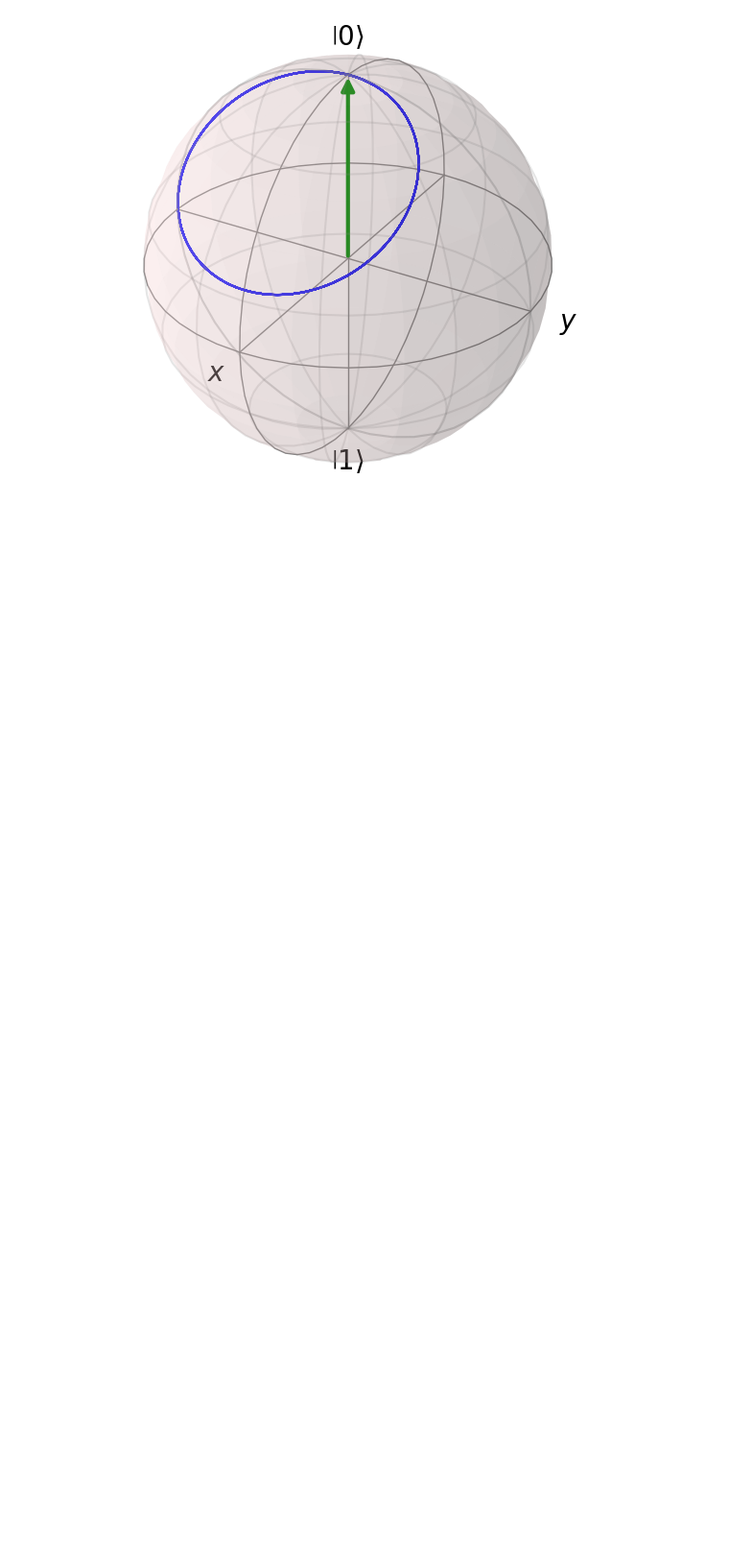
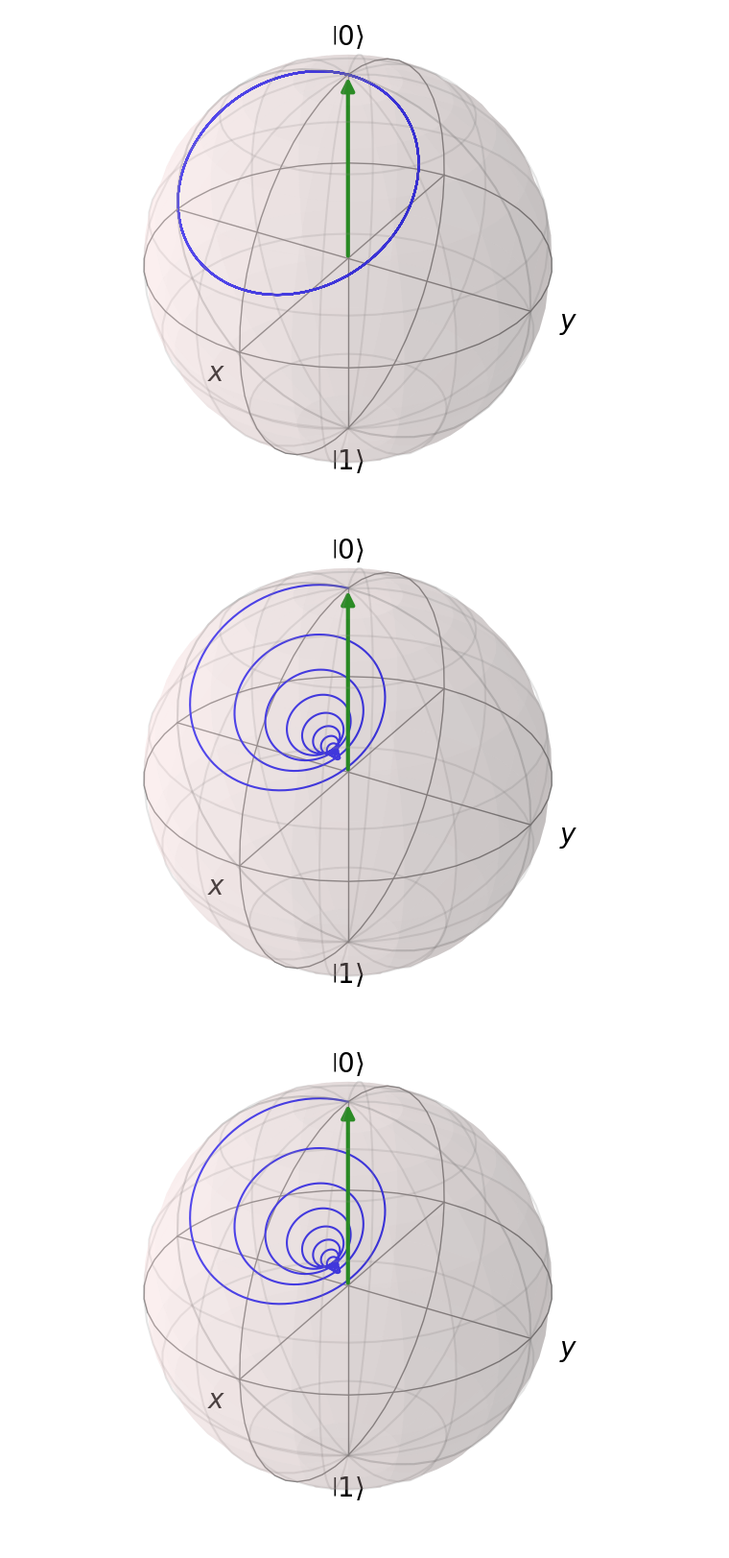
Before and after one commit to A-Hashemiann/Computational-Science, a Jupyter notebook: Computational-Physics/Elementary_Quantum_Systems/single_qubit_dynamic.ipynb, the cells around one changed output. Shown: that part at 96% size. Cells and saved outputs as stored; diff of their text form; code cells hidden in the pictures; blank space fills up the shorter version.

Commit message:
single_qubit_dynamic

```diff
--- a/Computational-Physics/Elementary_Quantum_Systems/single_qubit_dynamic.ipynb
+++ b/Computational-Physics/Elementary_Quantum_Systems/single_qubit_dynamic.ipynb
@@ -57,3 +57,24 @@ sphere.show()
 # %% [output]
 [figure]
 [figure]
+# %%
+gamma_phase = 0.5
+c_ops = [np.sqrt(gamma_phase) * sigmaz()]
+
+# dynamics
+result = mesolve(H, psi0, tlist, c_ops, [sigmax(), sigmay(), sigmaz()])
+exp_sx_dephase, exp_sy_dephase, exp_sz_dephase = result.expect
+exp_sx_dephase, exp_sy_dephase, exp_sz_dephase = (
+    np.array(exp_sx_dephase),
+    np.array(exp_sy_dephase),
+    np.array(exp_sz_dephase),
+)
+
+#  Bloch sphere plot
+sphere = Bloch()
+sphere.add_points([exp_sx_dephase, exp_sy_dephase, exp_sz_dephase], meth="l")
+sphere.add_states(psi0)
+sphere.show()
+# %% [output]
+[figure, added]
+[figure, added]
```
